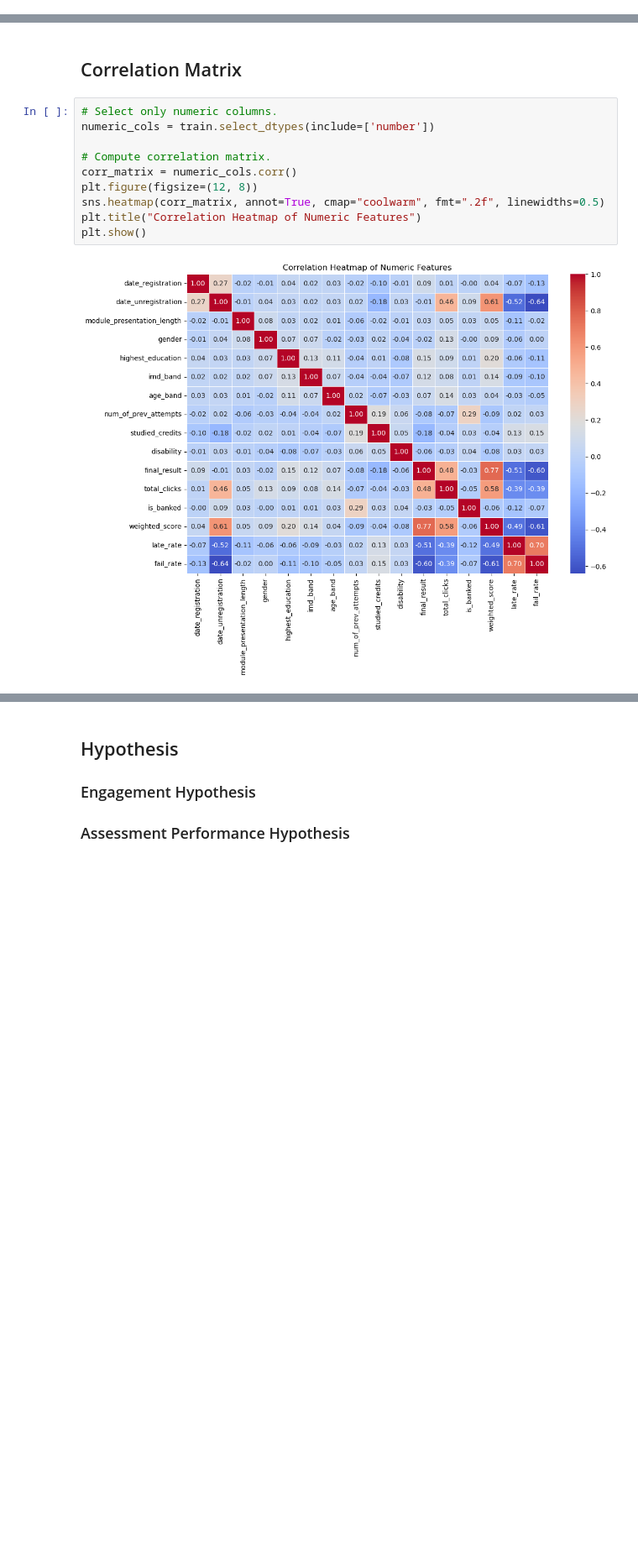
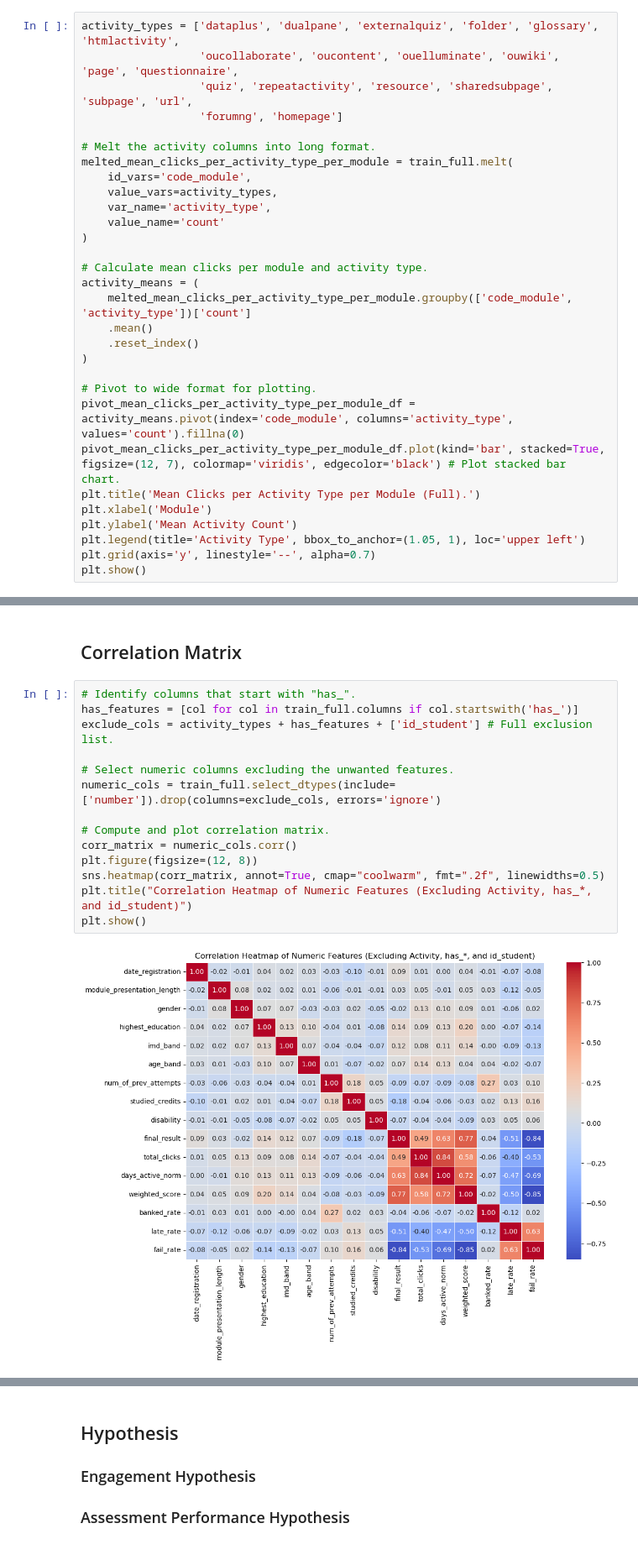
Before and after one commit to MScProjs/MScProject2025-Ali-Suhail, a Jupyter notebook: codes/models.ipynb, the cells around one changed output, grey strips where cells are left out. Shown at 84% size. Drawn from its saved outputs; the diff is of its cells as text; blank space fills up the shorter version.

```diff
--- a/codes/models.ipynb
+++ b/codes/models.ipynb
@@ -3565,0 +3741,30 @@ As observed, there are many missing values for clicks exceeding 4,000.
+# %%
+activity_types = ['dataplus', 'dualpane', 'externalquiz', 'folder', 'glossary', 'htmlactivity',
+                  'oucollaborate', 'oucontent', 'ouelluminate', 'ouwiki', 'page', 'questionnaire',
+                  'quiz', 'repeatactivity', 'resource', 'sharedsubpage', 'subpage', 'url',
+                  'forumng', 'homepage']
+
+# Melt the activity columns into long format.
+melted_mean_clicks_per_activity_type_per_module = train_full.melt(
+    id_vars='code_module',
+    value_vars=activity_types,
+    var_name='activity_type',
+    value_name='count'
+)
+
+# Calculate mean clicks per module and activity type.
+activity_means = (
+    melted_mean_clicks_per_activity_type_per_module.groupby(['code_module', 'activity_type'])['count']
+    .mean()
+    .reset_index()
+)
+
+# Pivot to wide format for plotting.
+pivot_mean_clicks_per_activity_type_per_module_df = activity_means.pivot(index='code_module', columns='activity_type', values='count').fillna(0)
+pivot_mean_clicks_per_activity_type_per_module_df.plot(kind='bar', stacked=True, figsize=(12, 7), colormap='viridis', edgecolor='black') # Plot stacked bar chart.
+plt.title('Mean Clicks per Activity Type per Module (Full).')
+plt.xlabel('Module')
+plt.ylabel('Mean Activity Count')
+plt.legend(title='Activity Type', bbox_to_anchor=(1.05, 1), loc='upper left')
+plt.grid(axis='y', linestyle='--', alpha=0.7)
+plt.show()
@@ -3857,17 +4168,21 @@ plt.show()
 # %% [markdown]
 ## Correlation Matrix
 # %%
-# Select only numeric columns.
-numeric_cols = train.select_dtypes(include=['number'])
+# Identify columns that start with "has_".
+has_features = [col for col in train_full.columns if col.startswith('has_')]
+exclude_cols = activity_types + has_features + ['id_student'] # Full exclusion list.
 
-# Compute correlation matrix.
+# Select numeric columns excluding the unwanted features.
+numeric_cols = train_full.select_dtypes(include=['number']).drop(columns=exclude_cols, errors='ignore')
+
+# Compute and plot correlation matrix.
 corr_matrix = numeric_cols.corr()
 plt.figure(figsize=(12, 8))
 sns.heatmap(corr_matrix, annot=True, cmap="coolwarm", fmt=".2f", linewidths=0.5)
-plt.title("Correlation Heatmap of Numeric Features")
+plt.title("Correlation Heatmap of Numeric Features (Excluding Activity, has_*, and id_student)")
 plt.show()
 # %% [output]
-[figure, old version]
+[figure, new version]
 # %% [markdown]
 ### Observations for `final_result` correlation comparison:
 
```
Also changed, not shown: parts of 144 cells of this notebook, 9 other files.
